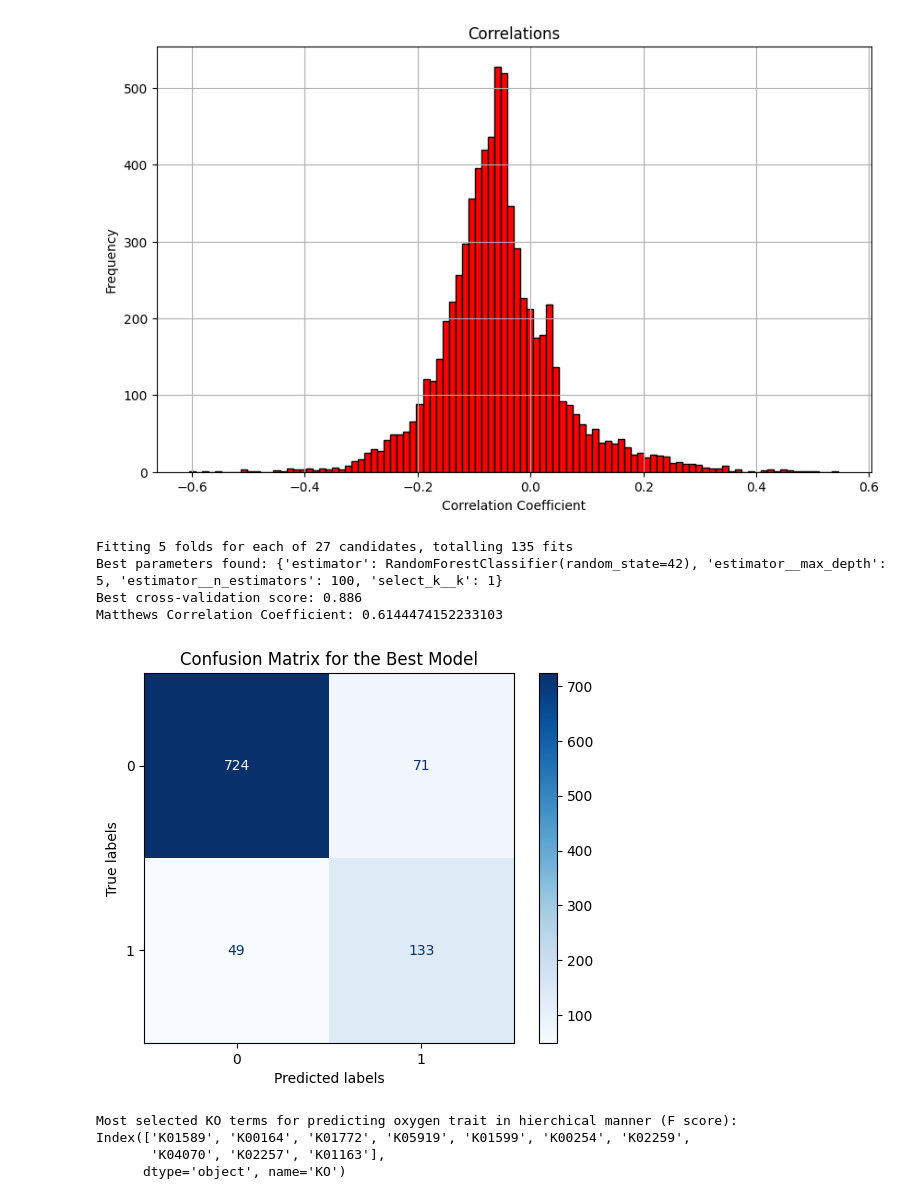
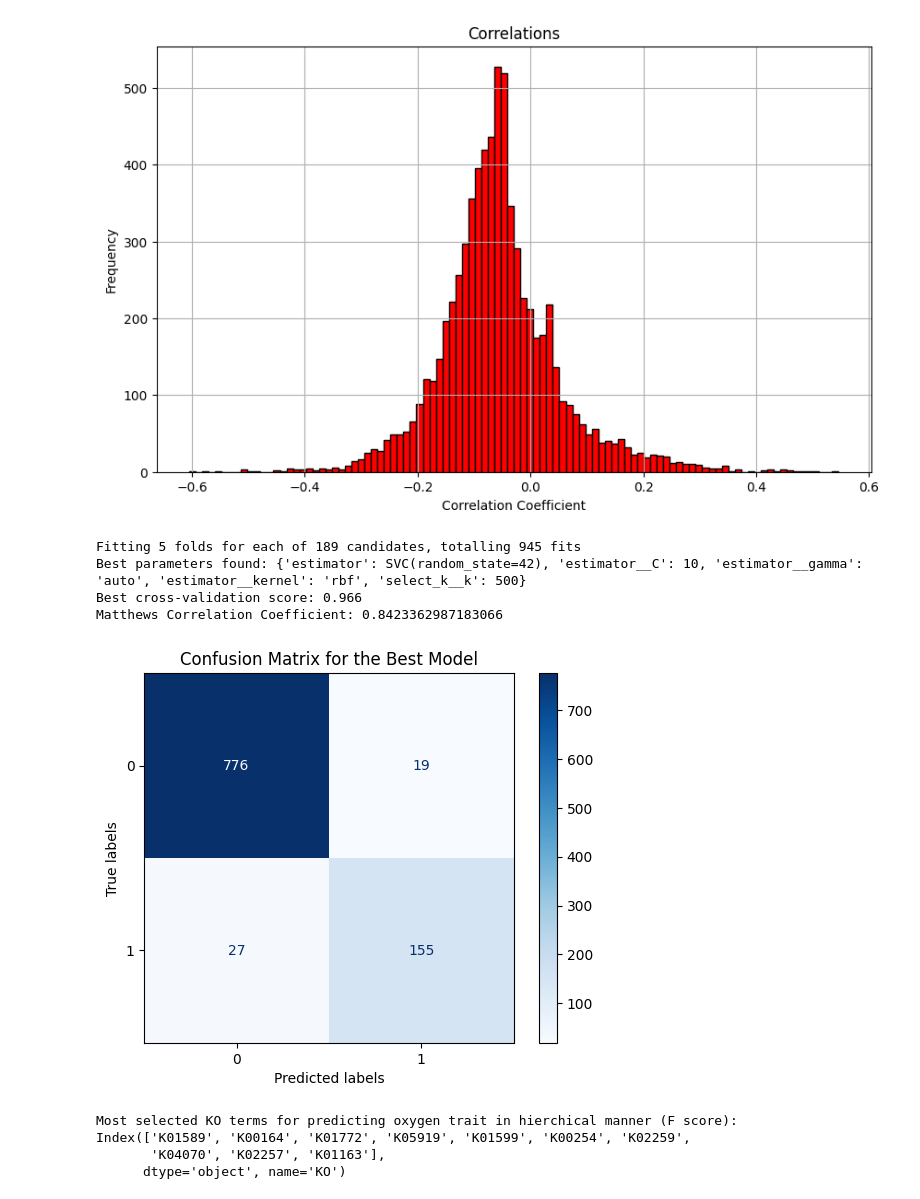
Before and after one commit to Ellaermeg/Eliah-Masters, a Jupyter notebook: KOs/Grouped pipeline.ipynb, the cells around one changed output. Drawn from its saved outputs; the diff is of its cells as text; code cells hidden in the pictures.

```diff
--- a/KOs/Grouped pipeline.ipynb
+++ b/KOs/Grouped pipeline.ipynb
@@ -168,25 +164,25 @@ pipeline = Pipeline([
 # Define a parameter grid to search over
 param_grid = [
     {
-        'select_k__k': [1],  # May need adjusting  100, 200, 300
+        'select_k__k': [10, 50, 100, 200, 300, 500, 1000],  # May need adjusting  100, 200, 300
         'estimator': [RandomForestClassifier(random_state=42)],
         'estimator__n_estimators': [100, 200],
         'estimator__max_depth': [5, 10, None]
     },
     {
-        'select_k__k': [1],  # May need as needed  100, 200, 300
+        'select_k__k': [10, 50, 100, 200, 300, 500, 1000],  # May need as needed  100, 200, 300
         'estimator': [SVC(random_state=42)],
         'estimator__C': [0.1, 1, 10],
         'estimator__kernel': ['linear', 'rbf'],
         'estimator__gamma': ['scale', 'auto']
     },
     {
-        'select_k__k' : [1],
+        'select_k__k' : [10, 50, 100, 200, 300, 500, 1000],
         'estimator': [LogisticRegression()],
         'estimator__C': [0.01, 0.1, 1, 10, 100]
     },
     {
-        'select_k__k': [1],
+        'select_k__k': [10, 50, 100, 200, 300, 500, 1000],
         'estimator': [BernoulliNB()],
         'estimator__alpha': [0.01, 0.1, 1.0, 10.0],
         'estimator__binarize': [0.0]  # Is automatically applied
@@ -197,38 +193,38 @@ param_grid = [
 
 ''' Grid search '''
 
 # Set up GridSearchCV to find the best parameters
 grid_search = GridSearchCV(pipeline, param_grid, cv=5, n_jobs=-1, verbose=1)
 grid_search.fit(X_train, Y_train)
 
 print("Best parameters found:", grid_search.best_params_)
 print("Best cross-validation score: {:.3f}".format(grid_search.best_score_))
 
 # Evaluate the best model on the test set
 best_model = grid_search.best_estimator_
 Y_pred = best_model.predict(X_test)
 
 
 '''MCC shenanigans'''
 
 mcc = matthews_corrcoef(Y_test, Y_pred)
 print(f"Matthews Correlation Coefficient: {mcc}")
 
 
 # Display confusion matrix for the best model
 cm = confusion_matrix(Y_test, Y_pred)
 disp = ConfusionMatrixDisplay(confusion_matrix=cm)
 disp.plot(cmap=plt.cm.Blues)
 plt.xlabel('Predicted labels')
 plt.ylabel('True labels')
 plt.title(f'Confusion Matrix for the Best Model')
 plt.show()
 # %% [output]
-Fitting 5 folds for each of 27 candidates, totalling 135 fits
-Best parameters found: {'estimator': RandomForestClassifier(random_state=42), 'estimator__max_depth': 5, 'estimator__n_estimators': 100, 'select_k__k': 1}
-Best cross-validation score: 0.886
-Matthews Correlation Coefficient: 0.6144474152233103
+Fitting 5 folds for each of 189 candidates, totalling 945 fits
+Best parameters found: {'estimator': SVC(random_state=42), 'estimator__C': 10, 'estimator__gamma': 'auto', 'estimator__kernel': 'rbf', 'select_k__k': 500}
+Best cross-validation score: 0.966
+Matthews Correlation Coefficient: 0.8423362987183066
-[figure, old version]
+[figure, new version]
 # %%
 ''' Finding best traits '''
 
```
Also changed, not shown: parts of 6 cells of this notebook, 1 other file.
